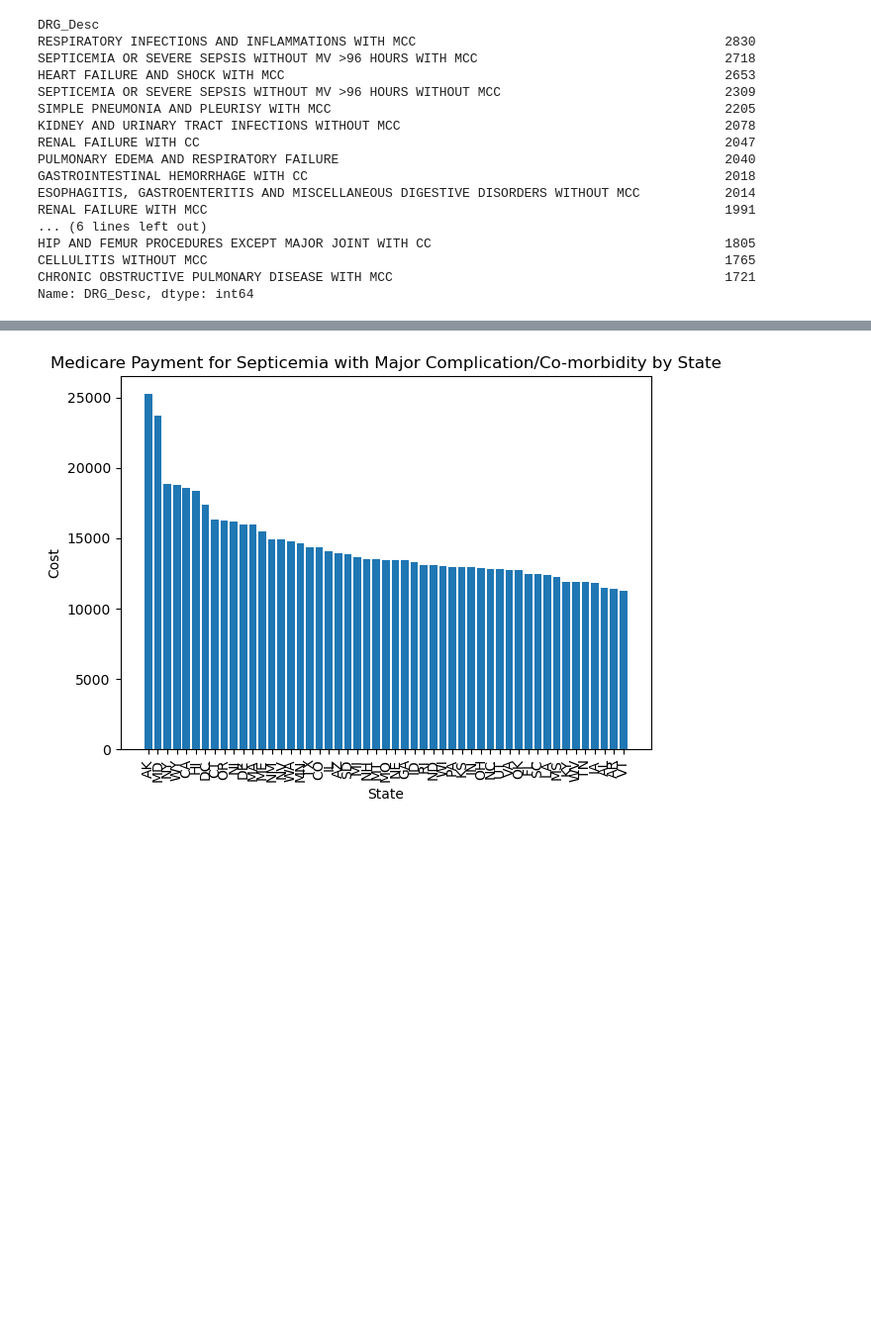
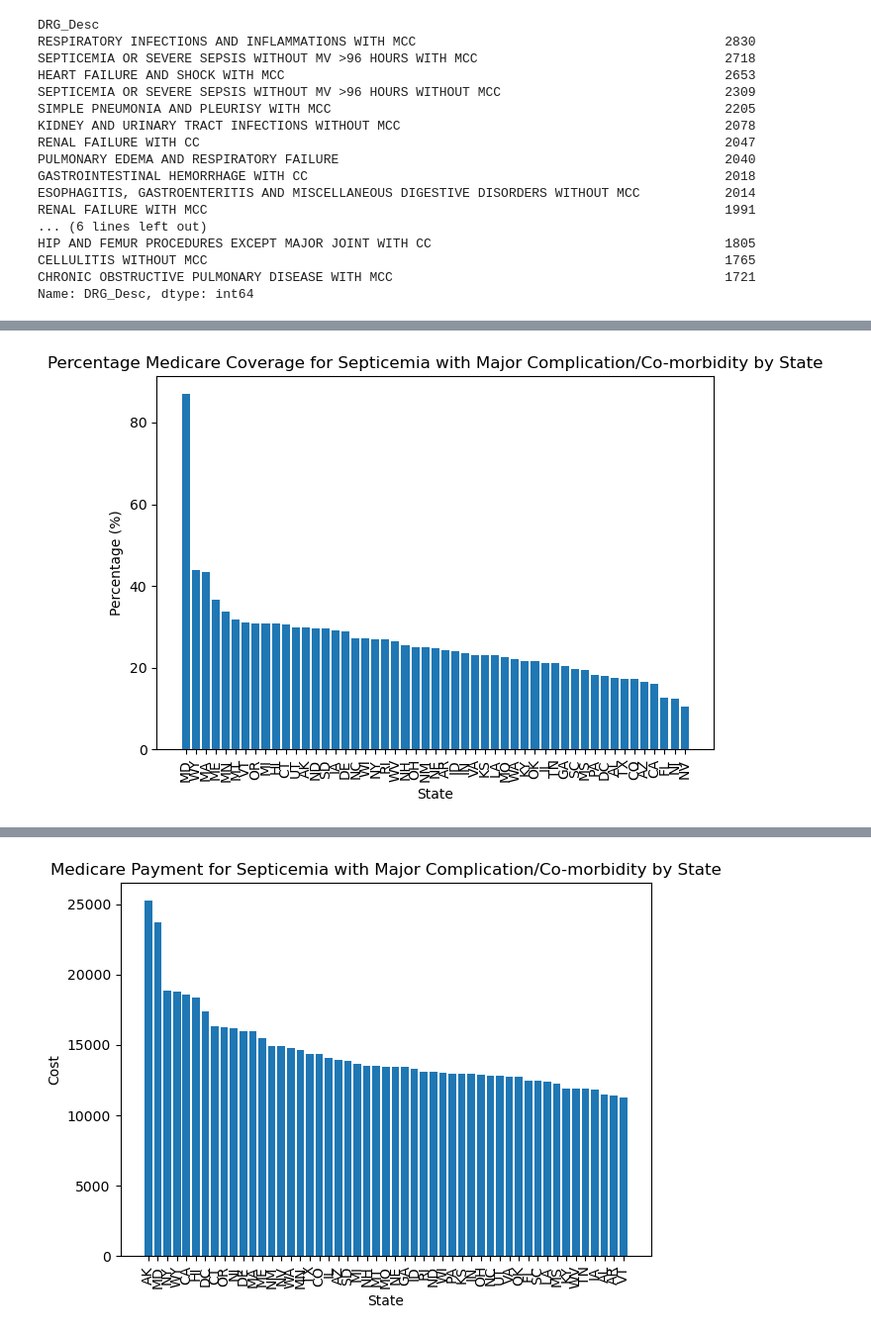
Before and after one commit to kgndirangu/project1, a Jupyter notebook: medicare.ipynb, the cells around one changed output, grey strips where cells are left out. Shown at 99% size. Saved outputs shown, nothing was run; the diff lists cells and outputs as text; code cells hidden in the pictures; blank space fills up the shorter version.

```diff
--- a/medicare.ipynb
+++ b/medicare.ipynb
@@ -181,0 +183,14 @@ cost_summary_sep_mcc
+# %%
+# Create a bar chart of % coverage by state
+height = average_cov.sort_values(ascending=False)
+
+plt.bar(x=height.index, height=height)
+plt.title("Percentage Medicare Coverage for Septicemia with Major Complication/Co-morbidity by State")
+plt.xlabel("State")
+plt.ylabel("Percentage (%)")
+plt.xticks(rotation = 90)
+plt.tight_layout()
+plt.savefig("Chart4.png")
+plt.show()
+# %% [output]
+[figure, added]
```
Also changed, not shown: parts of 11 cells of this notebook, 3 other files.
